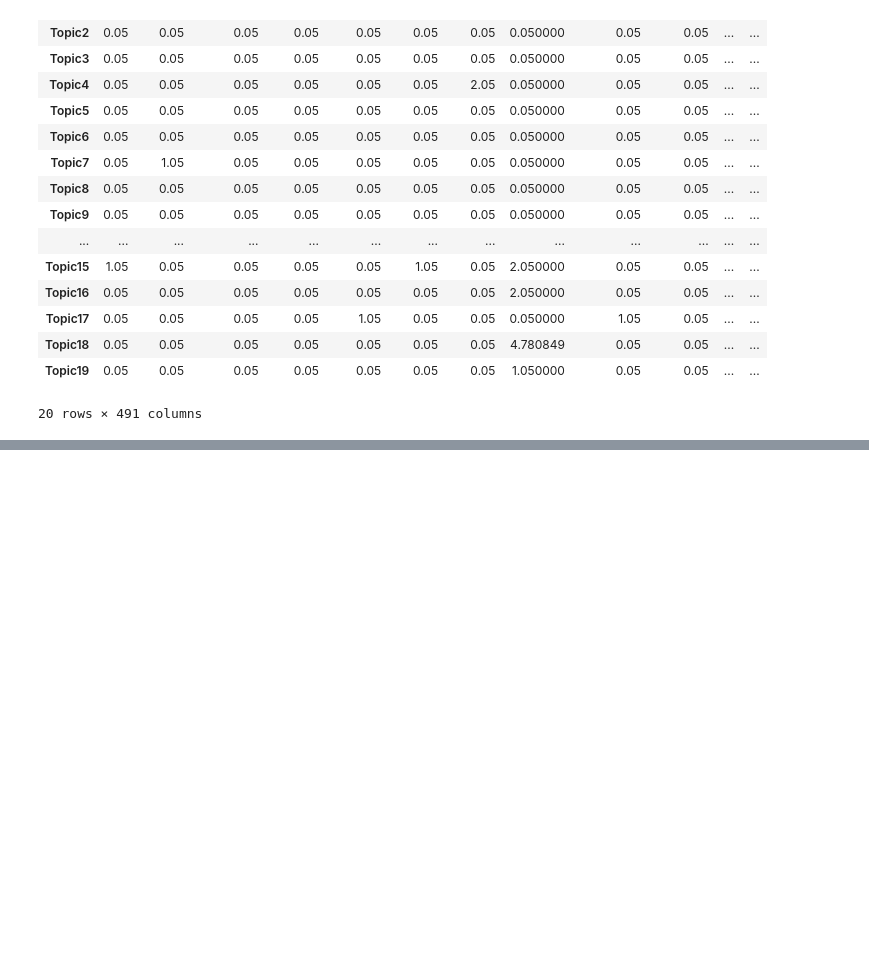
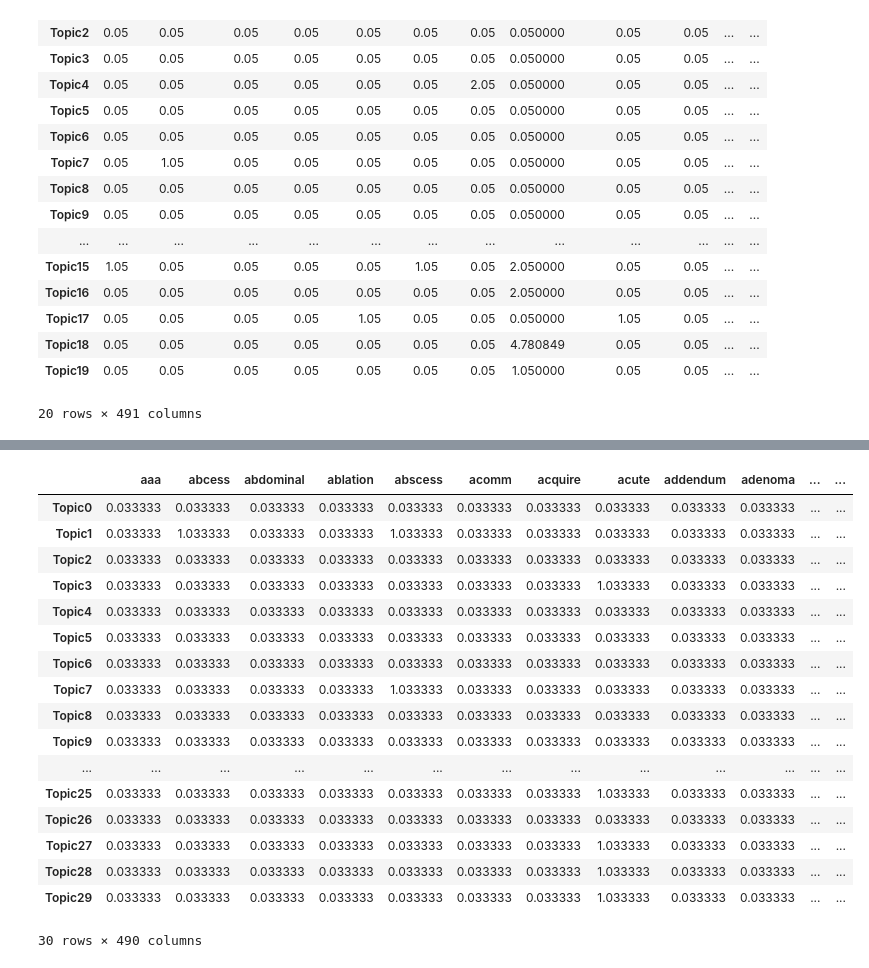
Before and after one commit to sindhri/topic_modeling, a Jupyter notebook: topic_modeling_grid.ipynb, the cells around one changed output, grey strips where cells are left out. Drawn from its saved outputs; the diff is of its cells as text; code cells hidden in the pictures; blank space fills up the shorter version.

```diff
--- a/topic_modeling_grid.ipynb
+++ b/topic_modeling_grid.ipynb
@@ -1632,0 +1766,21 @@ print(prob_scores)
+# %%
+lc_30_lda_metrics['df_topic_keywords_matrix']
+# %% [output]
+|  | aaa | abcess | abdominal | ablation | abscess | acomm | acquire | acute | addendum | adenoma | ... | ... |
+| Topic0 | 0.033333 | 0.033333 | 0.033333 | 0.033333 | 0.033333 | 0.033333 | 0.033333 | 0.033333 | 0.033333 | 0.033333 | ... | ... |
+| Topic1 | 0.033333 | 1.033333 | 0.033333 | 0.033333 | 1.033333 | 0.033333 | 0.033333 | 0.033333 | 0.033333 | 0.033333 | ... | ... |
+| Topic2 | 0.033333 | 0.033333 | 0.033333 | 0.033333 | 0.033333 | 0.033333 | 0.033333 | 0.033333 | 0.033333 | 0.033333 | ... | ... |
+| Topic3 | 0.033333 | 0.033333 | 0.033333 | 0.033333 | 0.033333 | 0.033333 | 0.033333 | 1.033333 | 0.033333 | 0.033333 | ... | ... |
+| Topic4 | 0.033333 | 0.033333 | 0.033333 | 0.033333 | 0.033333 | 0.033333 | 0.033333 | 0.033333 | 0.033333 | 0.033333 | ... | ... |
+| Topic5 | 0.033333 | 0.033333 | 0.033333 | 0.033333 | 0.033333 | 0.033333 | 0.033333 | 0.033333 | 0.033333 | 0.033333 | ... | ... |
+| Topic6 | 0.033333 | 0.033333 | 0.033333 | 0.033333 | 0.033333 | 0.033333 | 0.033333 | 0.033333 | 0.033333 | 0.033333 | ... | ... |
+| Topic7 | 0.033333 | 0.033333 | 0.033333 | 0.033333 | 1.033333 | 0.033333 | 0.033333 | 0.033333 | 0.033333 | 0.033333 | ... | ... |
+| Topic8 | 0.033333 | 0.033333 | 0.033333 | 0.033333 | 0.033333 | 0.033333 | 0.033333 | 0.033333 | 0.033333 | 0.033333 | ... | ... |
+| Topic9 | 0.033333 | 0.033333 | 0.033333 | 0.033333 | 0.033333 | 0.033333 | 0.033333 | 0.033333 | 0.033333 | 0.033333 | ... | ... |
+| ... | ... | ... | ... | ... | ... | ... | ... | ... | ... | ... | ... | ... |
+| Topic25 | 0.033333 | 0.033333 | 0.033333 | 0.033333 | 0.033333 | 0.033333 | 0.033333 | 1.033333 | 0.033333 | 0.033333 | ... | ... |
+| Topic26 | 0.033333 | 0.033333 | 0.033333 | 0.033333 | 0.033333 | 0.033333 | 0.033333 | 0.033333 | 0.033333 | 0.033333 | ... | ... |
+| Topic27 | 0.033333 | 0.033333 | 0.033333 | 0.033333 | 0.033333 | 0.033333 | 0.033333 | 1.033333 | 0.033333 | 0.033333 | ... | ... |
+| Topic28 | 0.033333 | 0.033333 | 0.033333 | 0.033333 | 0.033333 | 0.033333 | 0.033333 | 1.033333 | 0.033333 | 0.033333 | ... | ... |
+| Topic29 | 0.033333 | 0.033333 | 0.033333 | 0.033333 | 0.033333 | 0.033333 | 0.033333 | 1.033333 | 0.033333 | 0.033333 | ... | ... |
+30 rows × 490 columns
```
Also changed, not shown: parts of 18 cells of this notebook.
